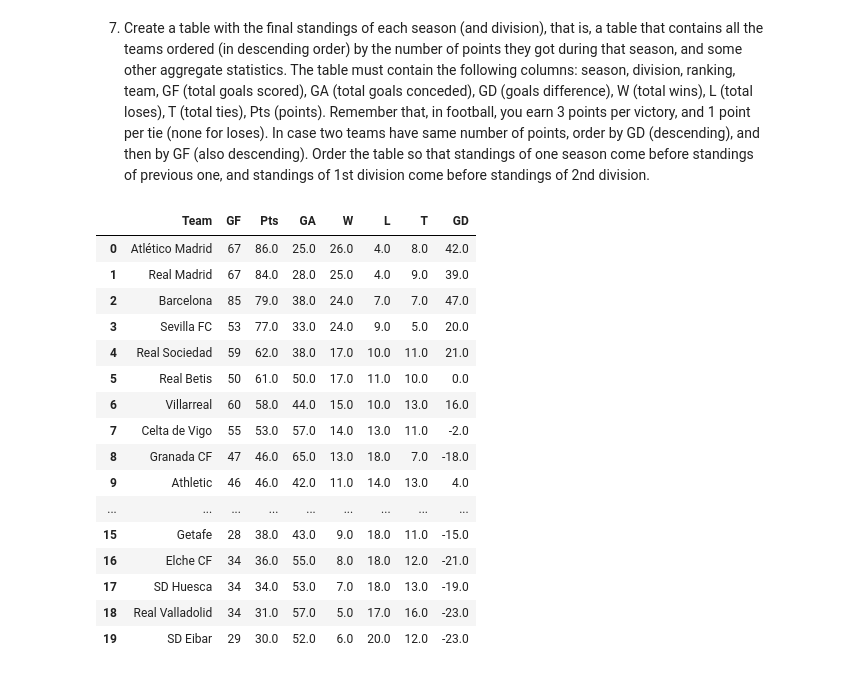
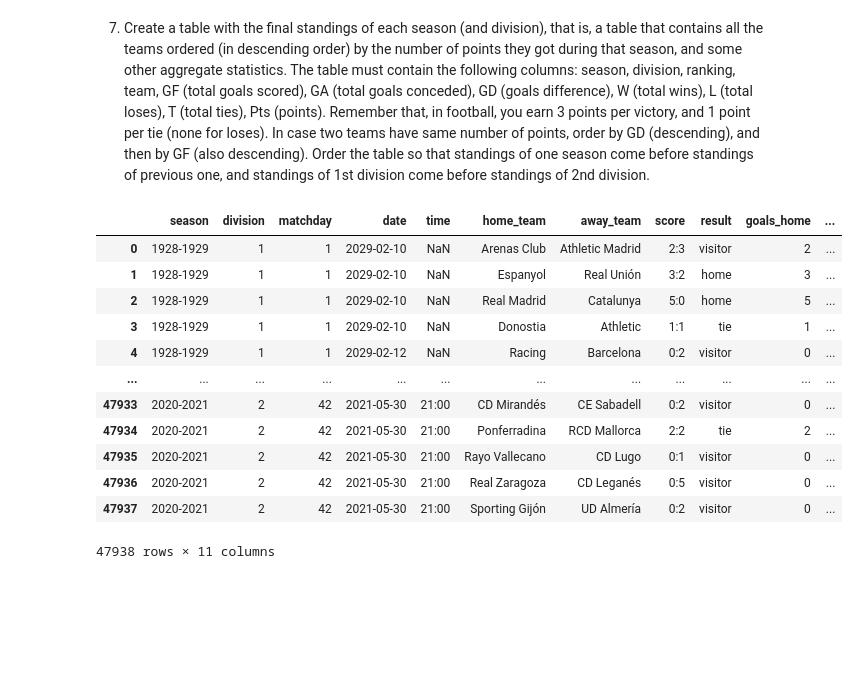
Before and after one commit to tinchit0/la-quiniela, a Jupyter notebook: analysis/LaLigaDataAnalysis.ipynb, the cells around one changed output. Cells and saved outputs as stored; diff of their text form; code cells hidden in the pictures; blank space fills up the shorter version.

```diff
--- a/analysis/LaLigaDataAnalysis.ipynb
+++ b/analysis/LaLigaDataAnalysis.ipynb
@@ -279,50 +279,19 @@ plot_cross_results_table("2020-2021", 1)
 | Villarreal | 3-1 | 1-1 | 0-2 | 1-2 | 1-2 | 2-4 | 2-1 | 0-0 | ... |
 # %% [markdown]
 7. Create a table with the final standings of each season (and division), that is, a table that contains all the teams ordered (in descending order) by the number of points they got during that season, and some other aggregate statistics. The table must contain the following columns: season, division, ranking, team, GF (total goals scored), GA (total goals conceded), GD (goals difference), W (total wins), L (total loses), T (total ties), Pts (points). Remember that, in football, you earn 3 points per victory, and 1 point per tie (none for loses). In case two teams have same number of points, order by GD (descending), and then by GF (also descending). Order the table so that standings of one season come before standings of previous one, and standings of 1st division come before standings of 2nd division.
-# %%
-df_ranking = df
-df_ranking = df_ranking[df_ranking['season'] != '2021-2022']
-df_ranking = df_ranking.loc[(df_ranking["season"] =="2020-2021") & (df_ranking["division"] == 1)]
-df_ranking["goals_home"] = df_ranking["goals_home"].astype(int)
-df_ranking["goals_visitor"] = df_ranking["goals_visitor"].astype(int)
-df_teams_home = df_ranking.groupby("home_team")
-df_teams_away = df_ranking.groupby("away_team")
-
-GF = df_teams_home["goals_home"].sum() + df_teams_away["goals_visitor"].sum()
-GA = df_teams_home["goals_visitor"].sum() + df_teams_away["goals_home"].sum()
-df7 = pd.DataFrame([GF.index, GF.values]).T
-df7.columns = ["Team", "GF"]
-
-for team in df7["Team"]:
-    df7.loc[df7["Team"] == team, "Pts"] = 3 * df_ranking.loc[df_ranking["home_team"] == team, "result"].value_counts()["home"] + \
-                 1 * df_ranking.loc[df_ranking["home_team"] == team, "result"].value_counts()["tie"]  + \
-                 3 * df_ranking.loc[df_ranking["away_team"] == team, "result"].value_counts()["visitor"] + \
-                 1 * df_ranking.loc[df_ranking["away_team"] == team, "result"].value_counts()["tie"]
-    df7.loc[df7["Team"] == team, "GA"] = GA[team]
-    df7.loc[df7["Team"] == team, "W"] = df_ranking.loc[df_ranking["home_team"] == team]["result"].value_counts()["home"] + \
-                                        df_ranking.loc[df_ranking["away_team"] == team]["result"].value_counts()["visitor"]
-    df7.loc[df7["Team"] == team, "L"] = df_ranking.loc[df_ranking["home_team"] == team]["result"].value_counts()["visitor"] + \
-                                        df_ranking.loc[df_ranking["away_team"] == team]["result"].value_counts()["home"]
-    df7.loc[df7["Team"] == team, "T"] = df_ranking.loc[df_ranking["home_team"] == team]["result"].value_counts()["tie"] + \
-                                        df_ranking.loc[df_ranking["away_team"] == team]["result"].value_counts()["tie"]
-
-df7["GD"] = df7["GF"] - df7["GA"]
-df7.sort_values("Pts", ascending=False).reset_index(drop=True)
-# %% [output]
-|  | Team | GF | Pts | GA | W | L | T | GD |
-| 0 | Atlético Madrid | 67 | 86.0 | 25.0 | 26.0 | 4.0 | 8.0 | 42.0 |
-| 1 | Real Madrid | 67 | 84.0 | 28.0 | 25.0 | 4.0 | 9.0 | 39.0 |
-| 2 | Barcelona | 85 | 79.0 | 38.0 | 24.0 | 7.0 | 7.0 | 47.0 |
-| 3 | Sevilla FC | 53 | 77.0 | 33.0 | 24.0 | 9.0 | 5.0 | 20.0 |
-| 4 | Real Sociedad | 59 | 62.0 | 38.0 | 17.0 | 10.0 | 11.0 | 21.0 |
-| 5 | Real Betis | 50 | 61.0 | 50.0 | 17.0 | 11.0 | 10.0 | 0.0 |
-| 6 | Villarreal | 60 | 58.0 | 44.0 | 15.0 | 10.0 | 13.0 | 16.0 |
-| 7 | Celta de Vigo | 55 | 53.0 | 57.0 | 14.0 | 13.0 | 11.0 | -2.0 |
-| 8 | Granada CF | 47 | 46.0 | 65.0 | 13.0 | 18.0 | 7.0 | -18.0 |
-| 9 | Athletic | 46 | 46.0 | 42.0 | 11.0 | 14.0 | 13.0 | 4.0 |
-| ... | ... | ... | ... | ... | ... | ... | ... | ... |
-| 15 | Getafe | 28 | 38.0 | 43.0 | 9.0 | 18.0 | 11.0 | -15.0 |
-| 16 | Elche CF | 34 | 36.0 | 55.0 | 8.0 | 18.0 | 12.0 | -21.0 |
-| 17 | SD Huesca | 34 | 34.0 | 53.0 | 7.0 | 18.0 | 13.0 | -19.0 |
-| 18 | Real Valladolid | 34 | 31.0 | 57.0 | 5.0 | 17.0 | 16.0 | -23.0 |
-| 19 | SD Eibar | 29 | 30.0 | 52.0 | 6.0 | 20.0 | 12.0 | -23.0 |
+# %%
+df.loc[df["season"] != "2021-2022"]
+# %% [output]
+|  | season | division | matchday | date | time | home_team | away_team | score | result | goals_home | ... |
+| 0 | 1928-1929 | 1 | 1 | 2029-02-10 | NaN | Arenas Club | Athletic Madrid | 2:3 | visitor | 2 | ... |
+| 1 | 1928-1929 | 1 | 1 | 2029-02-10 | NaN | Espanyol | Real Unión | 3:2 | home | 3 | ... |
+| 2 | 1928-1929 | 1 | 1 | 2029-02-10 | NaN | Real Madrid | Catalunya | 5:0 | home | 5 | ... |
+| 3 | 1928-1929 | 1 | 1 | 2029-02-10 | NaN | Donostia | Athletic | 1:1 | tie | 1 | ... |
+| 4 | 1928-1929 | 1 | 1 | 2029-02-12 | NaN | Racing | Barcelona | 0:2 | visitor | 0 | ... |
+| ... | ... | ... | ... | ... | ... | ... | ... | ... | ... | ... | ... |
+| 47933 | 2020-2021 | 2 | 42 | 2021-05-30 | 21:00 | CD Mirandés | CE Sabadell | 0:2 | visitor | 0 | ... |
+| 47934 | 2020-2021 | 2 | 42 | 2021-05-30 | 21:00 | Ponferradina | RCD Mallorca | 2:2 | tie | 2 | ... |
+| 47935 | 2020-2021 | 2 | 42 | 2021-05-30 | 21:00 | Rayo Vallecano | CD Lugo | 0:1 | visitor | 0 | ... |
+| 47936 | 2020-2021 | 2 | 42 | 2021-05-30 | 21:00 | Real Zaragoza | CD Leganés | 0:5 | visitor | 0 | ... |
+| 47937 | 2020-2021 | 2 | 42 | 2021-05-30 | 21:00 | Sporting Gijón | UD Almería | 0:2 | visitor | 0 | ... |
+47938 rows × 11 columns
```
Also changed, not shown: parts of 1 cell of this notebook.
